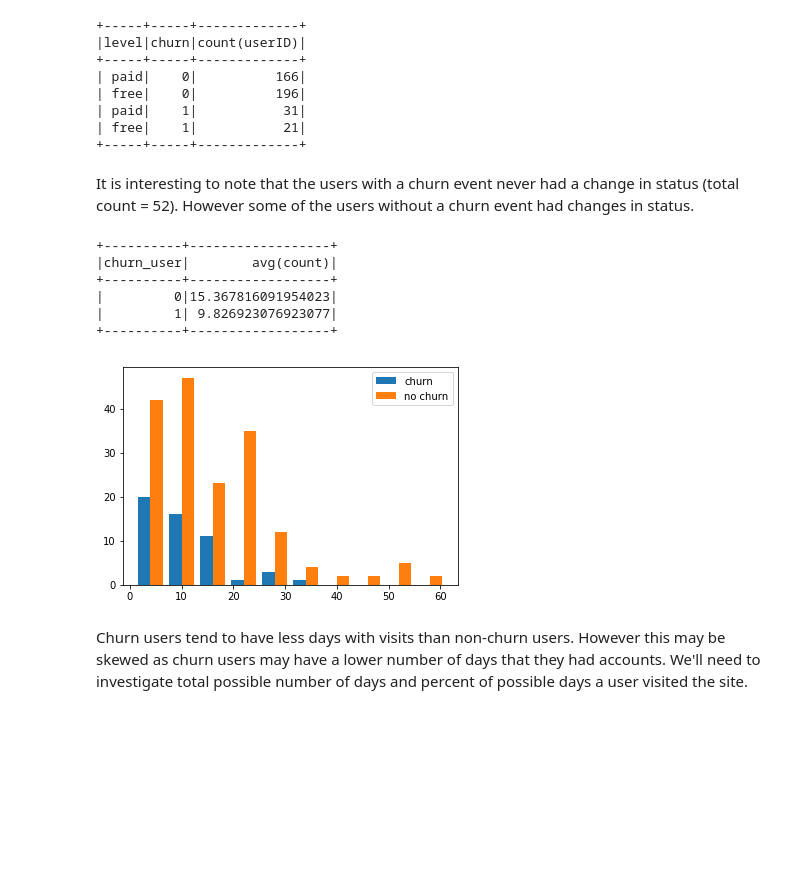
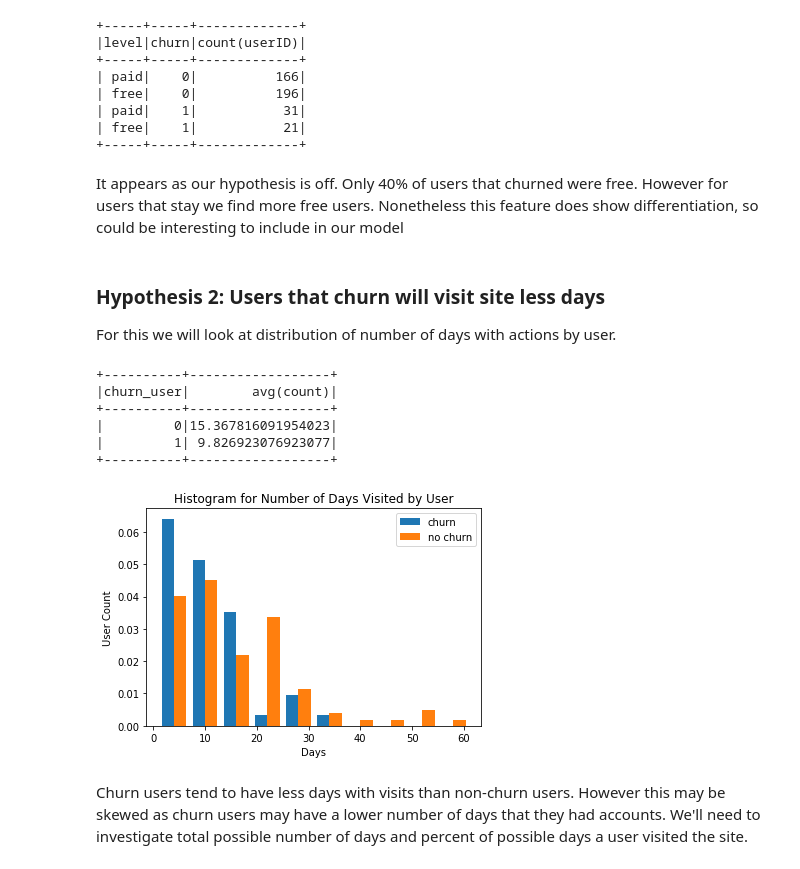
Before and after one commit to henzi23/Music_App_Churn_Prediction, a Jupyter notebook: Sparkify.ipynb, the cells around one changed output. Saved outputs shown, nothing was run; the diff lists cells and outputs as text; code cells hidden in the pictures; blank space fills up the shorter version.

```diff
--- a/Sparkify.ipynb
+++ b/Sparkify.ipynb
@@ -210,11 +272,14 @@ df.select("userId","level","churn").dropDuplicates().groupBy("level","churn").ag
 | paid|    1|           31|
 | free|    1|           21|
 +-----+-----+-------------+
-# %% [markdown]
-It is interesting to note that the users with a churn event never had a change in status (total count = 52).  However some of the users without a churn event had changes in status.
+# %% [markdown]
+It appears as our hypothesis is off.  Only 40% of users that churned were free.  However for users that stay we find more free users.  Nonetheless this feature does show differentiation, so could be interesting to include in our model
+# %% [markdown]
+### Hypothesis 2: Users that churn will visit site less days
+For this we will look at distribution of number of days with actions by user.
 # %%
 # average numbers of days visited by user and churn
-user_visits_day = df.select('userID','churn_user','date').distinct().groupBy('userID','churn_user').count()
+user_visits_day = df.select('userId','churn_user','date').distinct().groupBy('userId','churn_user').count()
 user_visits_day.groupBy('churn_user').agg(avg('count')).show()
 # %% [output]
 +----------+------------------+
@@ -226,13 +291,17 @@ user_visits_day.groupBy('churn_user').agg(avg('count')).show()
 # %%
 # plot histogram of number of days visited
 visit_day_df = user_visits_day.toPandas()
+
+plt.title("Histogram for Number of Days Visited by User")
+plt.xlabel("Days")
+plt.ylabel("User Count")
 plt.hist([visit_day_df[visit_day_df.churn_user==1]['count'],
           visit_day_df[visit_day_df.churn_user==0]['count']],
-        label=['churn','no churn'])
+        label=['churn','no churn'],normed=1)
 plt.legend(loc='upper right')
 plt.show();
 # %% [output]
-[figure, old version]
+[figure, new version]
 # %% [markdown]
 Churn users tend to have less days with visits than non-churn users.  However this may be skewed as churn users may have a lower number of days that they had accounts.  We'll need to investigate total possible number of days and percent of possible days a user visited the site.
 # %%
```
Also changed, not shown: parts of 37 cells of this notebook, 1 other file.
